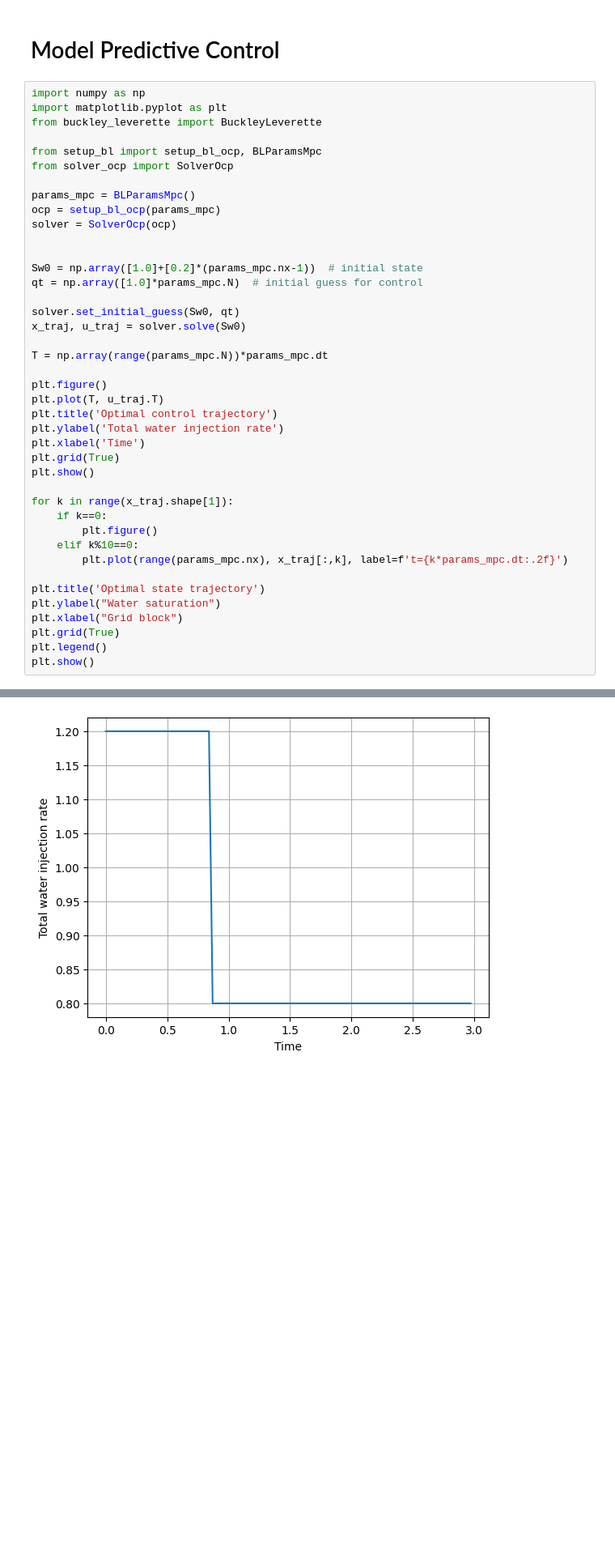
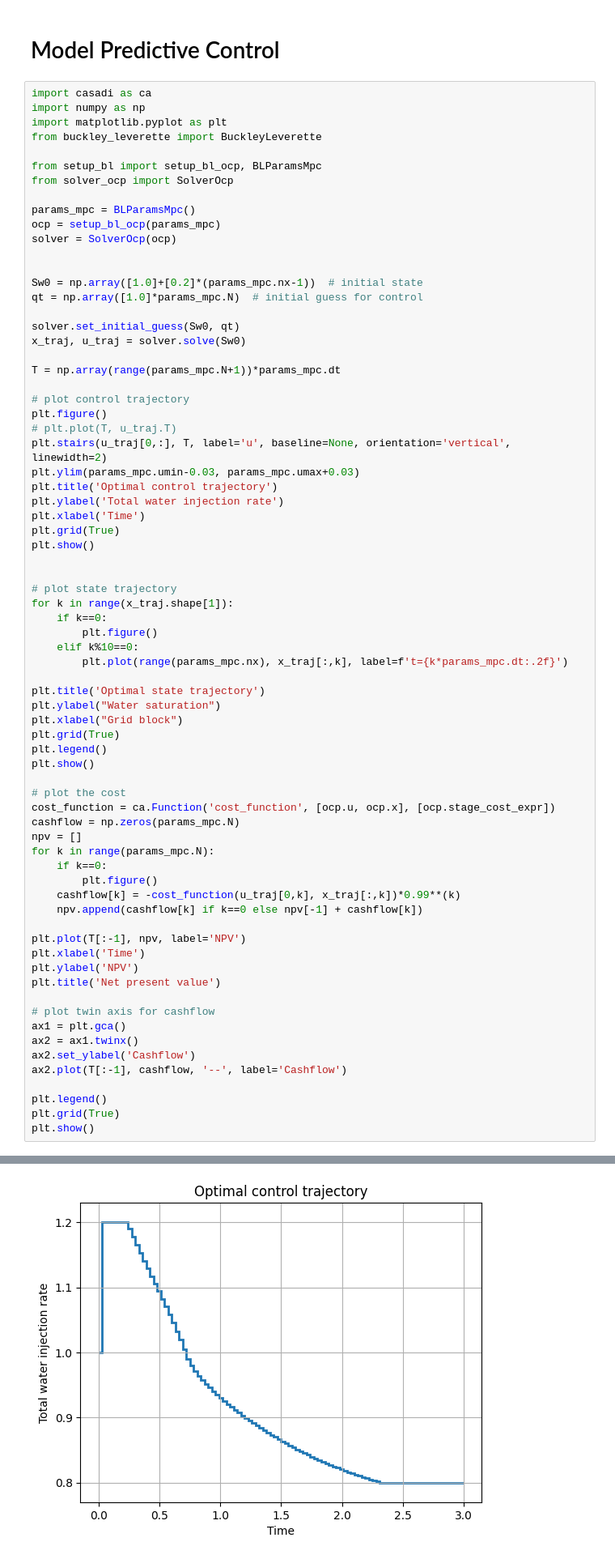
Before and after one commit to iffanh/buckley_leverette, a Jupyter notebook: simulation.ipynb, the cells around one changed output, grey strips where cells are left out. Shown: that part at 81% size. Drawn from its saved outputs; the diff is of its cells as text; blank space fills up the shorter version.

```diff
--- a/simulation.ipynb
+++ b/simulation.ipynb
@@ -24,6 +27,7 @@ plt.plot(bl.t, npv)
 # %% [markdown]
 # Model Predictive Control
 # %%
+import casadi as ca
 import numpy as np
 import matplotlib.pyplot as plt
 from buckley_leverette import BuckleyLeverette
@@ -42,16 +46,21 @@ qt = np.array([1.0]*params_mpc.N)  # initial guess for control
 solver.set_initial_guess(Sw0, qt)
 x_traj, u_traj = solver.solve(Sw0)
 
-T = np.array(range(params_mpc.N))*params_mpc.dt
+T = np.array(range(params_mpc.N+1))*params_mpc.dt
 
+# plot control trajectory
 plt.figure()
-plt.plot(T, u_traj.T)
+# plt.plot(T, u_traj.T)
+plt.stairs(u_traj[0,:], T, label='u', baseline=None, orientation='vertical', linewidth=2)
+plt.ylim(params_mpc.umin-0.03, params_mpc.umax+0.03)
 plt.title('Optimal control trajectory')
 plt.ylabel('Total water injection rate')
 plt.xlabel('Time')
 plt.grid(True)
 plt.show()
 
+
+# plot state trajectory
 for k in range(x_traj.shape[1]):
     if k==0:
         plt.figure()
@@ -64,4 +73,29 @@ plt.xlabel("Grid block")
 plt.grid(True)
 plt.legend()
 plt.show()
+
+# plot the cost
+cost_function = ca.Function('cost_function', [ocp.u, ocp.x], [ocp.stage_cost_expr])
+cashflow = np.zeros(params_mpc.N)
+npv = []
+for k in range(params_mpc.N):
+    if k==0:
+        plt.figure()
+    cashflow[k] = -cost_function(u_traj[0,k], x_traj[:,k])*0.99**(k)
+    npv.append(cashflow[k] if k==0 else npv[-1] + cashflow[k])
+
+plt.plot(T[:-1], npv, label='NPV')
+plt.xlabel('Time')
+plt.ylabel('NPV')
+plt.title('Net present value')
+
+# plot twin axis for cashflow
+ax1 = plt.gca()
+ax2 = ax1.twinx()
+ax2.set_ylabel('Cashflow')
+ax2.plot(T[:-1], cashflow, '--', label='Cashflow')
+
+plt.legend()
+plt.grid(True)
+plt.show()
 # %% [output]
@@ -85 +119 @@ Total number of inequality constraints...............:      100
-[figure, old version]
+[figure, new version]
```
Also changed, not shown: parts of 5 cells of this notebook, 4 other files.
